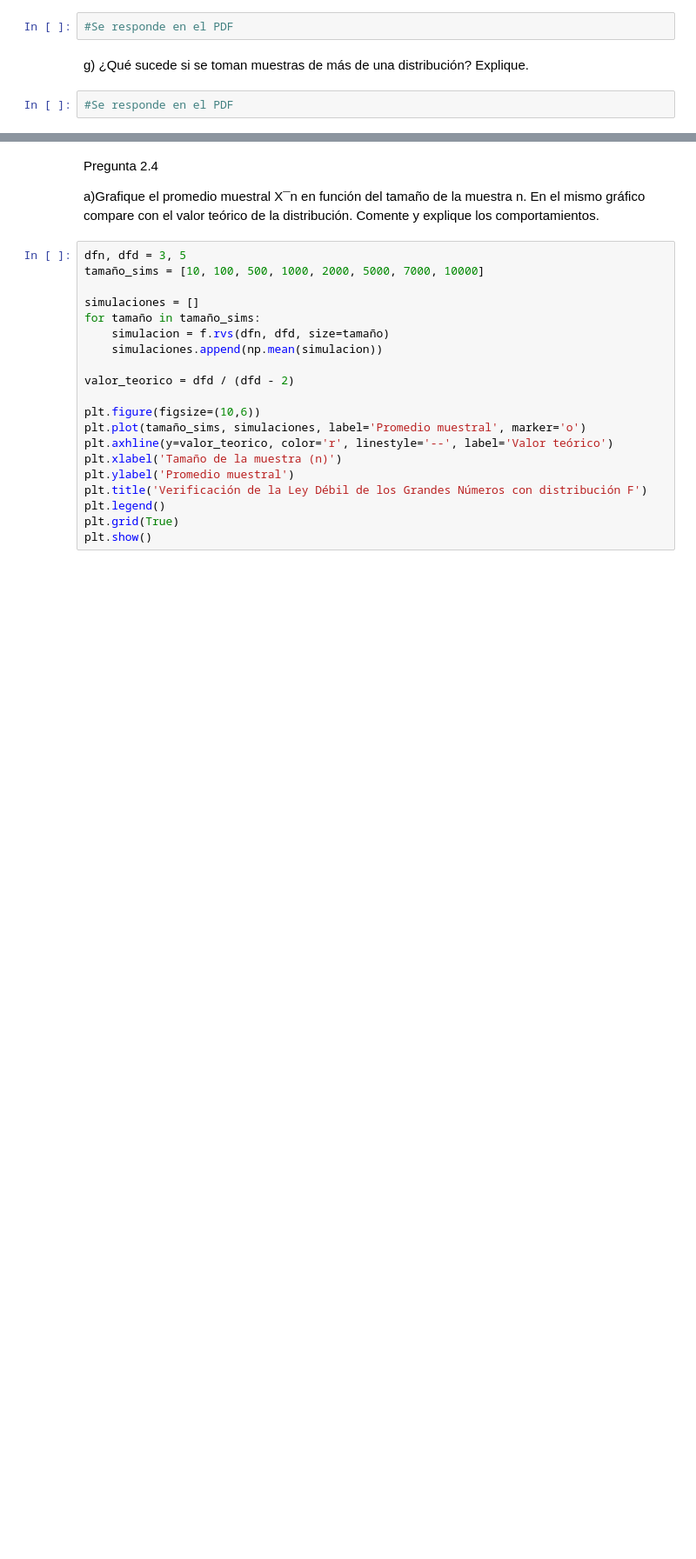
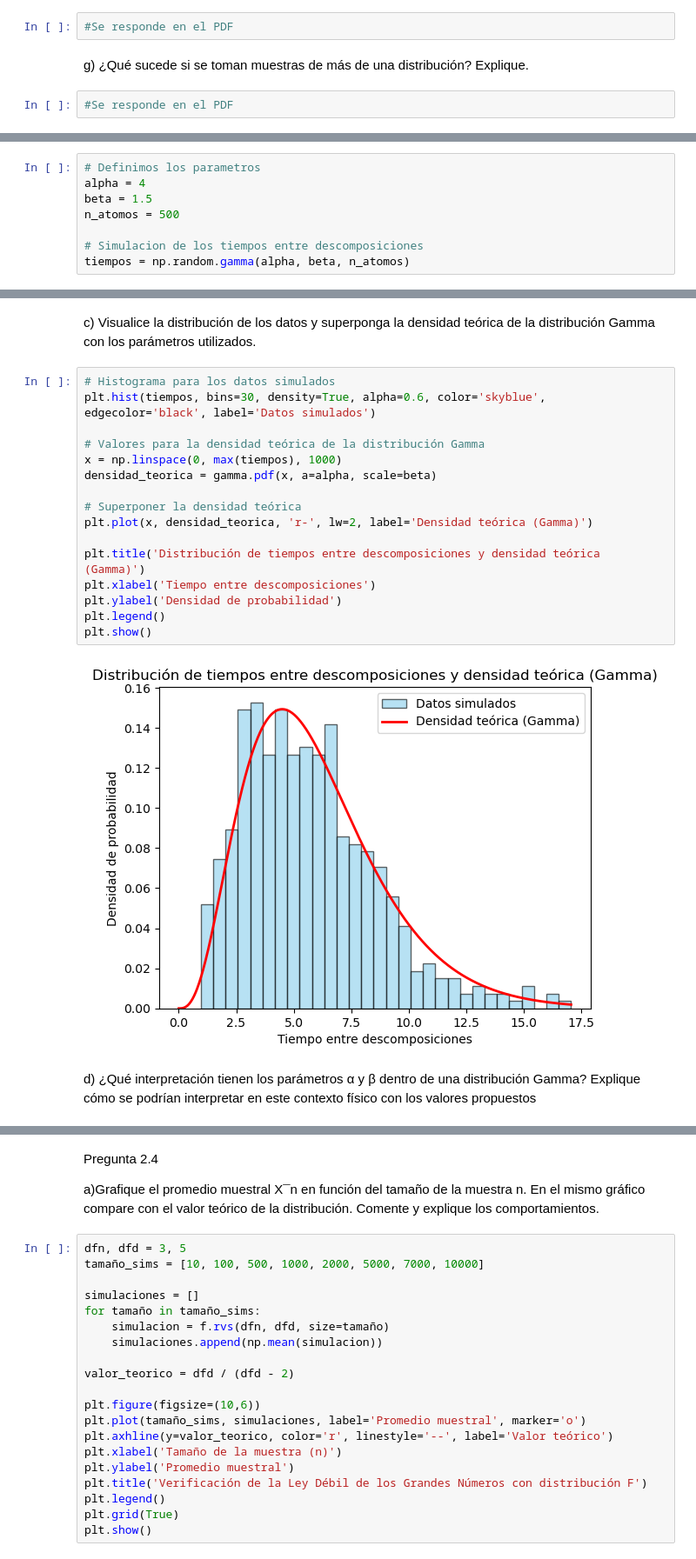
Before and after one commit to mixedpaipo/LECS, a Jupyter notebook: LEC3/lec3-grupoA.ipynb, the cells around one changed output, grey strips where cells are left out. Shown: that part at 87% size. Drawn from its saved outputs; the diff is of its cells as text; blank space fills up the shorter version.

```diff
--- a/LEC3/lec3-grupoA.ipynb
+++ b/LEC3/lec3-grupoA.ipynb
@@ -273,0 +294,8 @@ g) ¿Qué sucede si se toman muestras de más de una distribución? Explique.
+# %%
+# Definimos los parametros
+alpha = 4
+beta = 1.5
+n_atomos = 500
+
+# Simulacion de los tiempos entre descomposiciones
+tiempos = np.random.gamma(alpha, beta, n_atomos)
@@ -273,0 +323,23 @@ g) ¿Qué sucede si se toman muestras de más de una distribución? Explique.
+# %% [markdown]
+c) Visualice la distribución de los datos y superponga la densidad teórica de la distribución Gamma con los parámetros utilizados.
+# %%
+# Histograma para los datos simulados
+plt.hist(tiempos, bins=30, density=True, alpha=0.6, color='skyblue', edgecolor='black', label='Datos simulados')
+
+# Valores para la densidad teórica de la distribución Gamma
+x = np.linspace(0, max(tiempos), 1000)
+densidad_teorica = gamma.pdf(x, a=alpha, scale=beta)
+
+# Superponer la densidad teórica
+plt.plot(x, densidad_teorica, 'r-', lw=2, label='Densidad teórica (Gamma)')
+
+plt.title('Distribución de tiempos entre descomposiciones y densidad teórica (Gamma)')
+plt.xlabel('Tiempo entre descomposiciones')
+plt.ylabel('Densidad de probabilidad')
+plt.legend()
+plt.show()
+# %% [output]
+[figure, added]
+# %% [markdown]
+d) ¿Qué interpretación tienen los parámetros α y β dentro de una distribución Gamma?
+Explique cómo se podrían interpretar en este contexto físico con los valores propuestos
```
Also changed, not shown: parts of 17 cells of this notebook.
